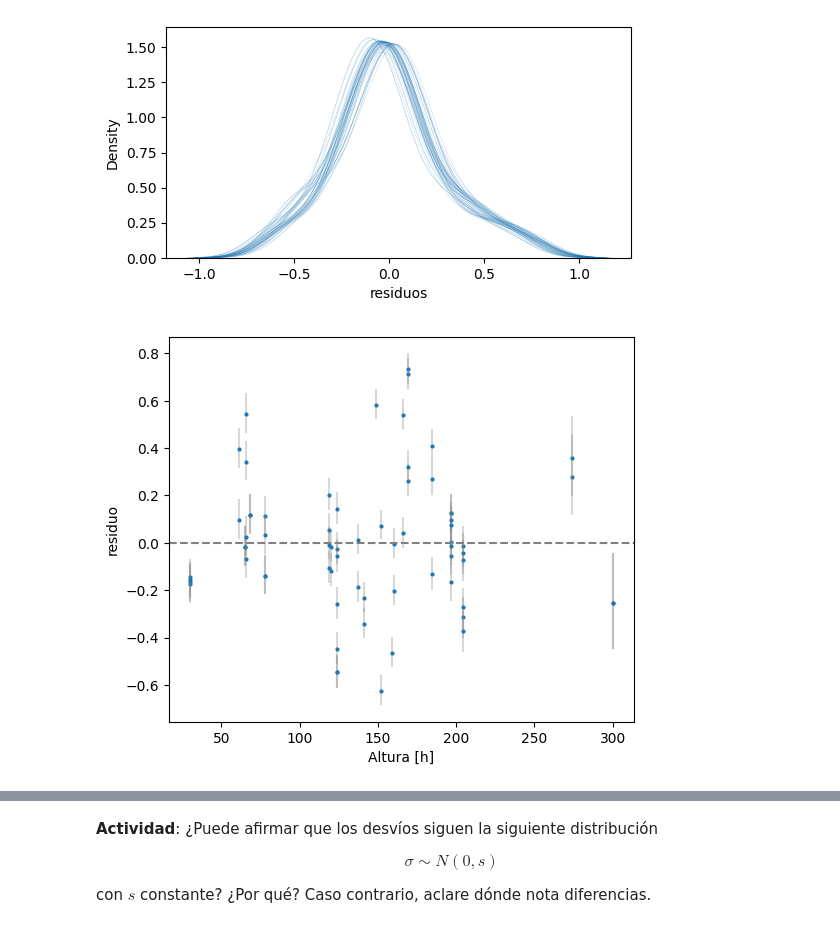
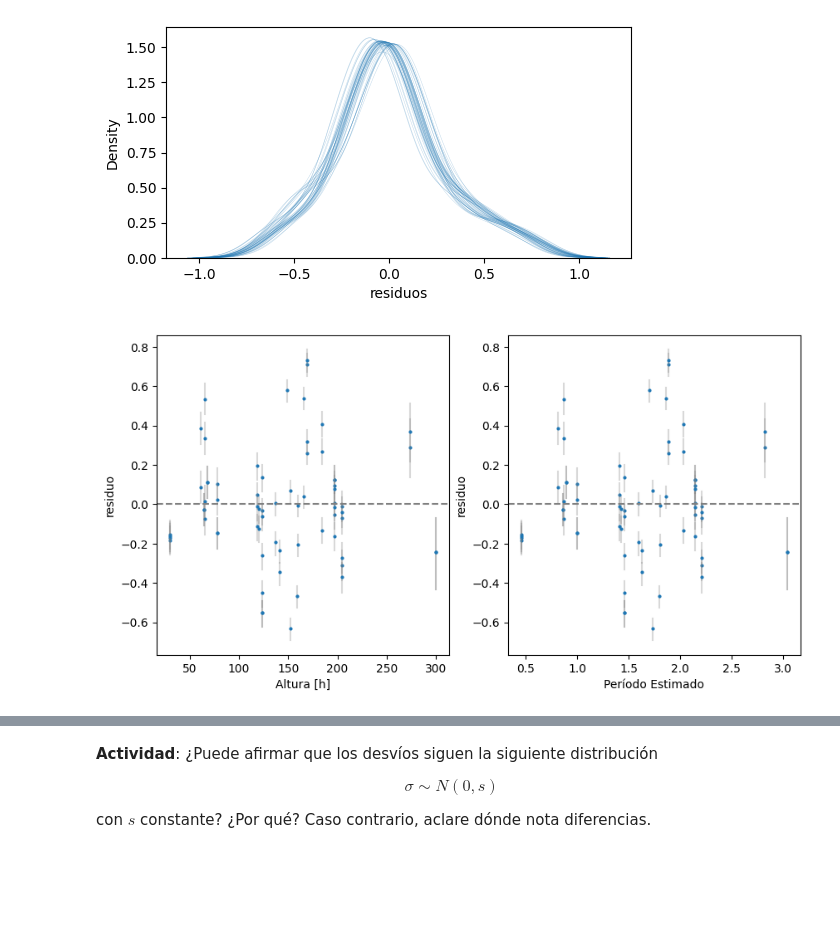
Before and after one commit to mbalbi/ciencia_de_datos, a Jupyter notebook: tps/actuales/ICDIC_TP3.ipynb, the cells around one changed output, grey strips where cells are left out. Saved outputs shown, nothing was run; the diff lists cells and outputs as text; code cells hidden in the pictures; blank space fills up the shorter version.

```diff
--- a/tps/actuales/ICDIC_TP3.ipynb
+++ b/tps/actuales/ICDIC_TP3.ipynb
@@ -922,20 +938,28 @@ plt.show()
 [figure]
 # %%
 y_obs = ((df_chopra_red[(df_chopra_red['Structure']=='RC MRF')].dropna()).T_s).to_numpy()
+
+fig, (axs) = plt.subplots(1, 2,figsize=(10,5))
+
 xx = ((df_chopra_red[(df_chopra_red['Structure']=='RC MRF')].dropna()).Height).to_numpy()
-
-fig, ax = plt.subplots( figsize=(6,5) )
 
 for i in range(len(xx)):
   mu_pred = np.exp(results_2.posterior["Intercept"].sel(chain=0,draw=slice(1,150)).values + results_2.posterior["log(Height)"].sel(chain=0,draw=slice(1,150)).values * np.log(xx[i]))
   residuals = y_obs[i] - mu_pred
   quantiles = np.quantile(residuals, 0.05), np.quantile(residuals, 0.95)
-  ax.plot( [xx[i],xx[i]], quantiles, color='gray', alpha=.3 )
-  ax.plot( xx[i], residuals.mean(), 'o', color='C0', markersize=2)
+  axs[0].plot( [xx[i],xx[i]], quantiles, color='gray', alpha=.3 )
+  axs[0].plot( xx[i], residuals.mean(), 'o', color='C0', markersize=2)
 
-ax.axhline( y=0, linestyle='--', color='gray', linewidth=1.5)
-ax.set_ylabel('residuo')
-ax.set_xlabel('Altura [h]')
+  axs[1].plot( [mu_pred.mean(),mu_pred.mean()], quantiles, color='gray', alpha=.3 )
+  axs[1].plot(mu_pred.mean(), residuals.mean(), 'o', color='C0', markersize=2)
+
+axs[0].axhline( y=0, linestyle='--', color='gray', linewidth=1.5)
+axs[0].set_ylabel('residuo')
+axs[0].set_xlabel('Altura [h]')
+
+axs[1].axhline( y=0, linestyle='--', color='gray', linewidth=1.5)
+axs[1].set_ylabel('residuo')
+axs[1].set_xlabel('Período Estimado')
 plt.show()
 # %% [output]
-[figure, old version]
+[figure, new version]
```
Also changed, not shown: parts of 3 cells of this notebook.
